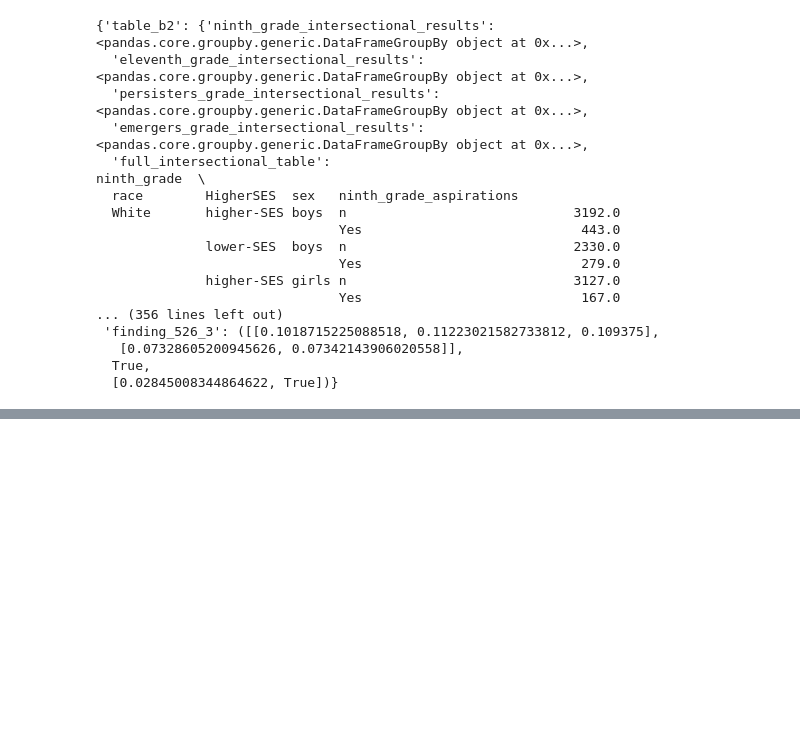
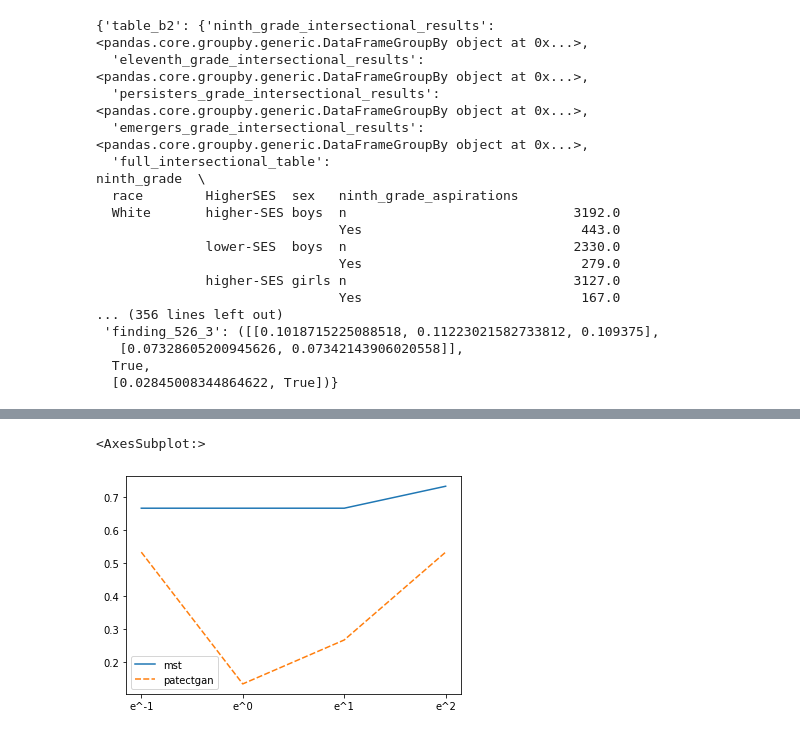
Before and after one commit to DataResponsibly/SynRD, a Jupyter notebook: papers/generate_figures.ipynb, the cells around one changed output, grey strips where cells are left out. Cells and saved outputs as stored; diff of their text form; code cells hidden in the pictures; blank space fills up the shorter version.

```diff
--- a/papers/generate_figures.ipynb
+++ b/papers/generate_figures.ipynb
@@ -103,0 +106,4 @@ results
+# %%
+from publication_aggregator import PublicationAggregator
+pub_agg = PublicationAggregator([Saw2018Cross])
+real_vs_private_soft = pub_agg.real_vs_private_soft()
@@ -103,0 +120,6 @@ results
+# %%
+from plotting_utils import plot_line_nested_epsilon_dict
+plot_line_nested_epsilon_dict(real_vs_private_soft['saw2018cross'])
+# %% [output]
+<AxesSubplot:>
+[figure, added]
```
Also changed, not shown: parts of 3 cells of this notebook, 5 other files.
